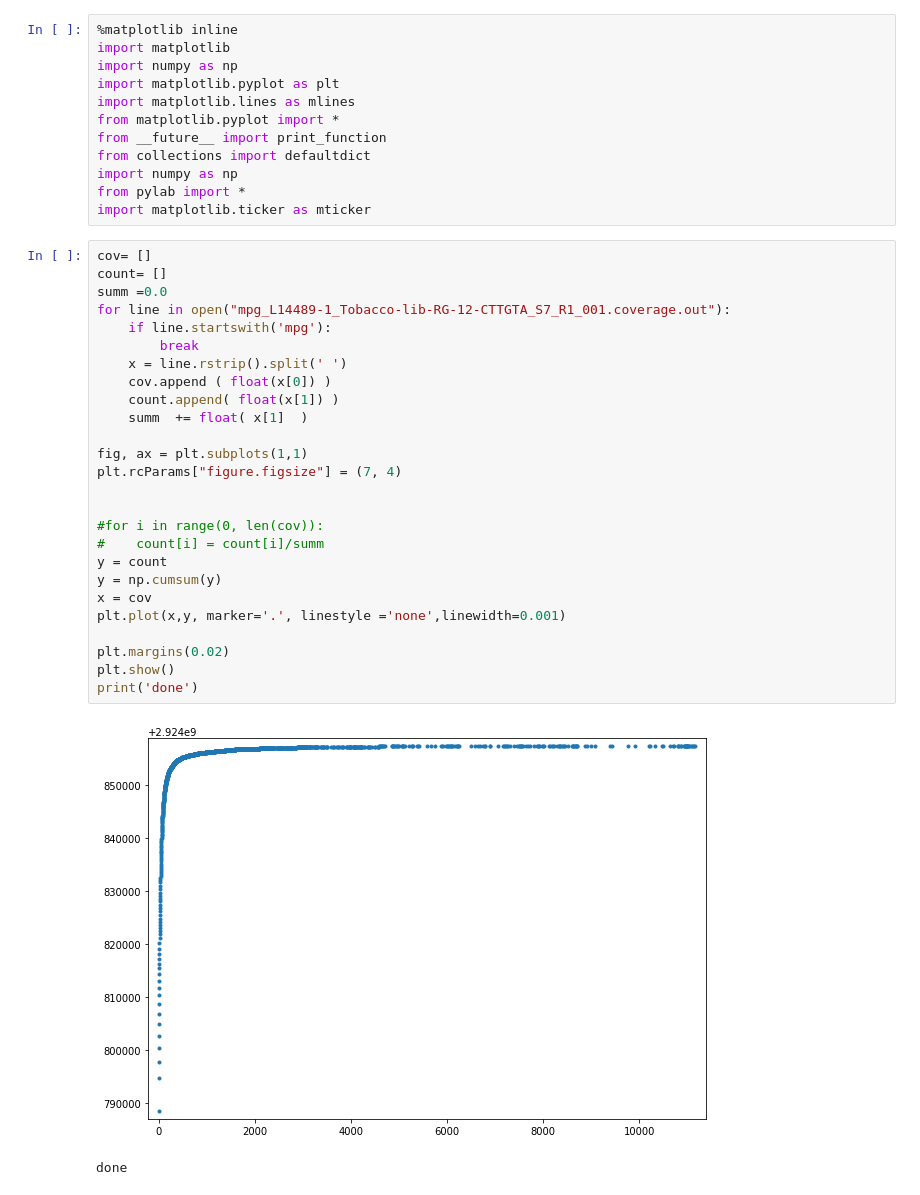
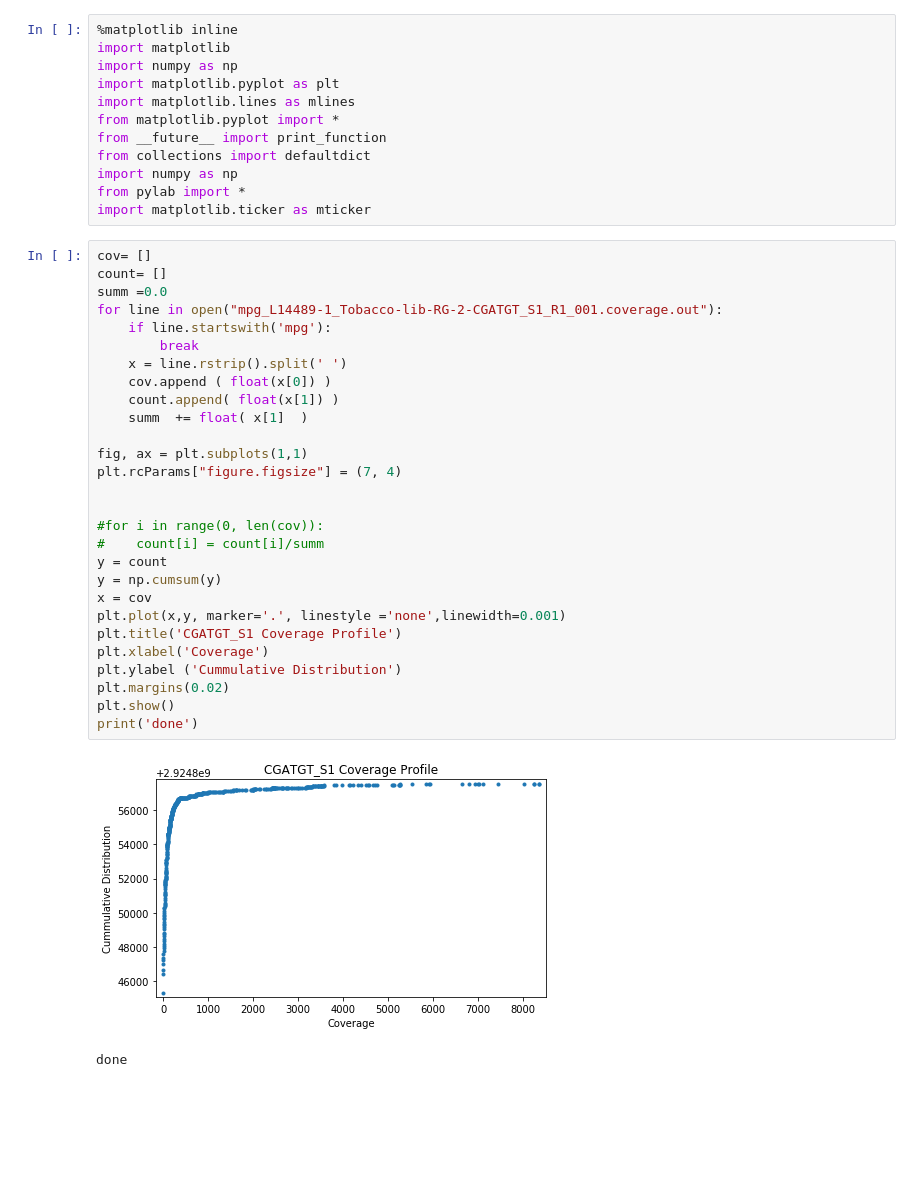
Before and after one commit to SherineAwad/DeconvolutionNotebooks, a Jupyter notebook: CoverageProfile.ipynb, the cells around one changed output. Cells and saved outputs as stored; diff of their text form; blank space fills up the shorter version.

Commit message:
Add more Riboseq coverage profiles

```diff
--- a/CoverageProfile.ipynb
+++ b/CoverageProfile.ipynb
@@ -13,29 +13,31 @@ import matplotlib.ticker as mticker
 # %%
 cov= []
 count= []
 summ =0.0
-for line in open("mpg_L14489-1_Tobacco-lib-RG-12-CTTGTA_S7_R1_001.coverage.out"):
+for line in open("mpg_L14489-1_Tobacco-lib-RG-2-CGATGT_S1_R1_001.coverage.out"):
     if line.startswith('mpg'):
         break
     x = line.rstrip().split(' ')
     cov.append ( float(x[0]) )
     count.append( float(x[1]) )
     summ  += float( x[1]  )
 
 fig, ax = plt.subplots(1,1)
 plt.rcParams["figure.figsize"] = (7, 4)
 
 
 #for i in range(0, len(cov)):
 #    count[i] = count[i]/summ
 y = count
 y = np.cumsum(y)
 x = cov
 plt.plot(x,y, marker='.', linestyle ='none',linewidth=0.001)
-
+plt.title('CGATGT_S1 Coverage Profile')
+plt.xlabel('Coverage')
+plt.ylabel ('Cummulative Distribution')
 plt.margins(0.02)
 plt.show()
 print('done')
 # %% [output]
-[figure, old version]
+[figure, new version]
 done
```
Also changed, not shown: parts of 3 cells of this notebook.
